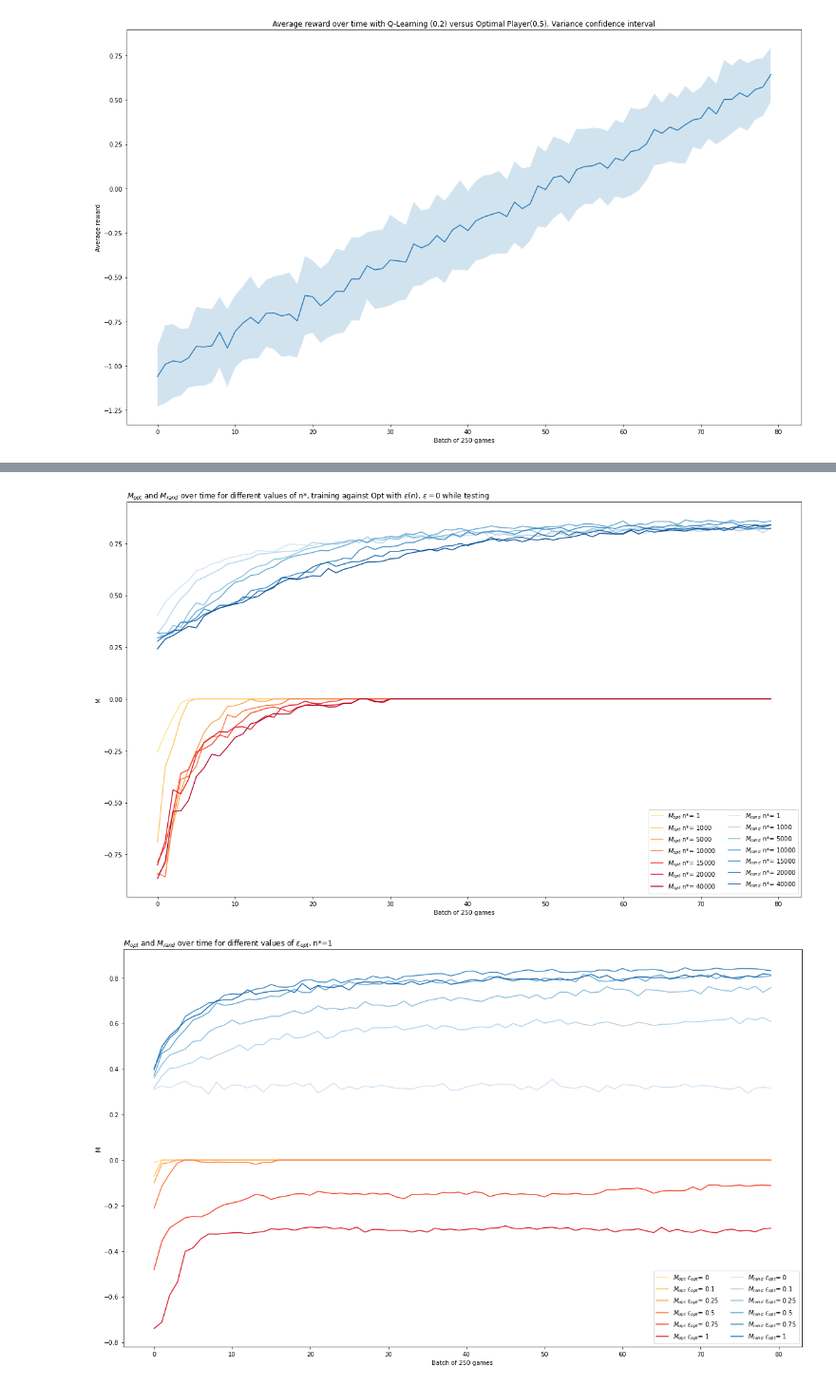
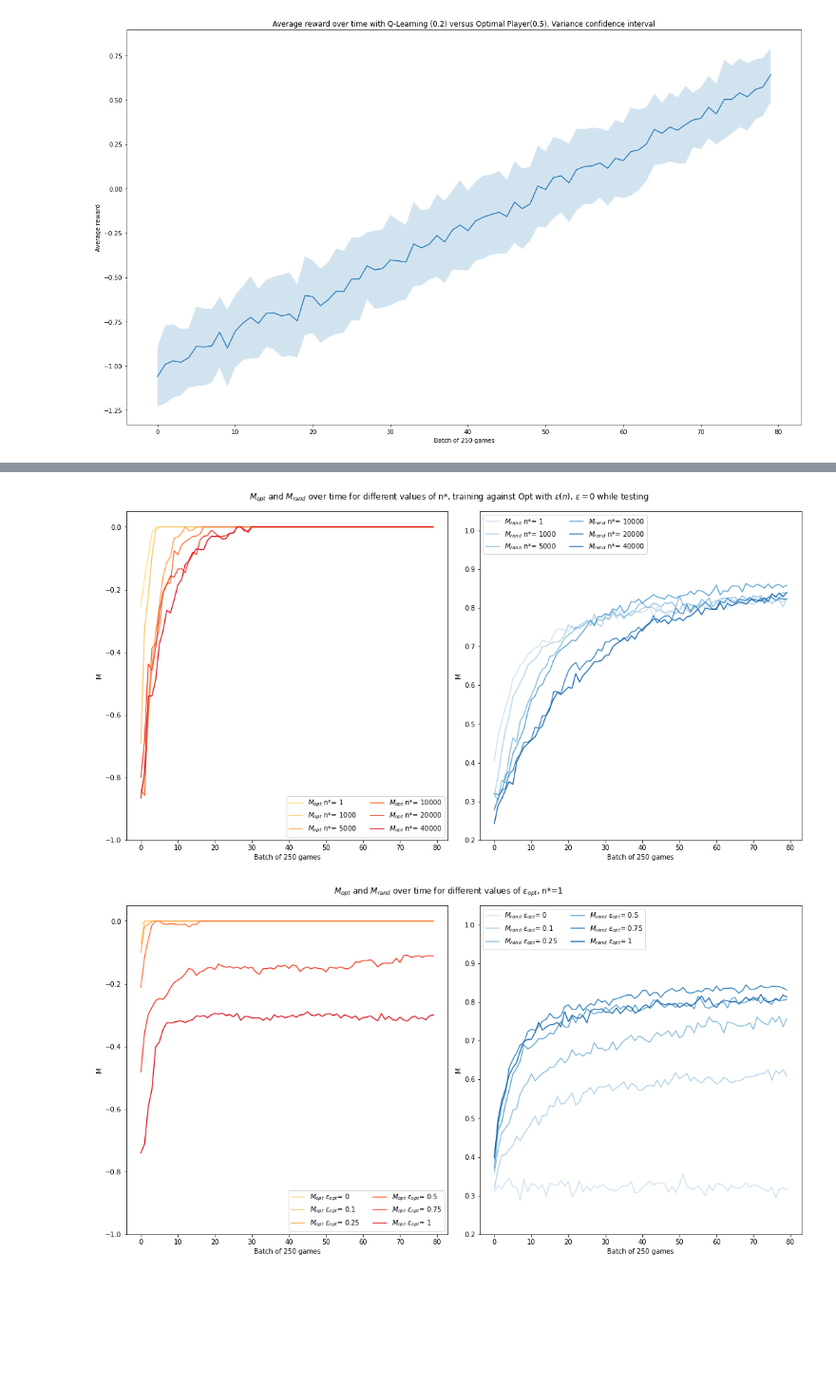
Before and after one commit to fraborg99/ANN---project, a Jupyter notebook: project/Graphs.ipynb, the cells around one changed output, grey strips where cells are left out. Shown at 95% size. Cells and saved outputs as stored; diff of their text form; code cells hidden in the pictures; blank space fills up the shorter version.

Commit message:
graphs changed to 2 subplots

```diff
--- a/project/Graphs.ipynb
+++ b/project/Graphs.ipynb
@@ -98,23 +137,23 @@ def graph(Q):
 # %%
 e_list = [0, 0.1, 0.25, 0.5, 0.75, 0.9]
 e_list_1 = [0, 0.1, 0.25, 0.5, 0.75, 1]
-n_list = [1,1000,5000,10000,15000,20000,40000]
+n_list = [1,1000,5000,10000,20000,40000]
 
 var_dict = {3: 'n', 4: 'e', 7: 'e', 8: 'n'}
 var_print_dict = {3: 'n*', 4: '$\epsilon_{opt}$', 7: 'e', 8: 'n*'}
 val_list_dict = {3: n_list, 4: e_list_1, 7: e_list, 8: n_list}
 
 # xlabel_dict = {3: 'Batch of 250 games'}
 # ylabel_dict = {3: 'M'}
 # in case use ylabel_dict[Q] and xlabel_dict[Q] instead of fixed text for plt.x/ylabel
 
 title_dict = {3: '$M_{opt}$ and $M_{rand}$ over time for different values of n*, training against Opt with $\epsilon(n)$, $\epsilon=0$ while testing',
              4: '$M_{opt}$ and $M_{rand}$ over time for different values of $\epsilon_{opt}$, n*=1',
              7: '$M_{opt}$ and $M_{rand}$ over time, Q-learner training against itself, for different values of $\epsilon$',
              8: '$M_{opt}$ and $M_{rand}$ over time for different values of n*, training against itself with $\epsilon(n)$'}
 
 for Q in [3,4, 7, 8]:
     graph(Q)
 # %% [output]
-[figure, old version]
+[figure, new version]
-[figure, old version]
+[figure, new version]
```
Also changed, not shown: parts of 6 cells of this notebook.
